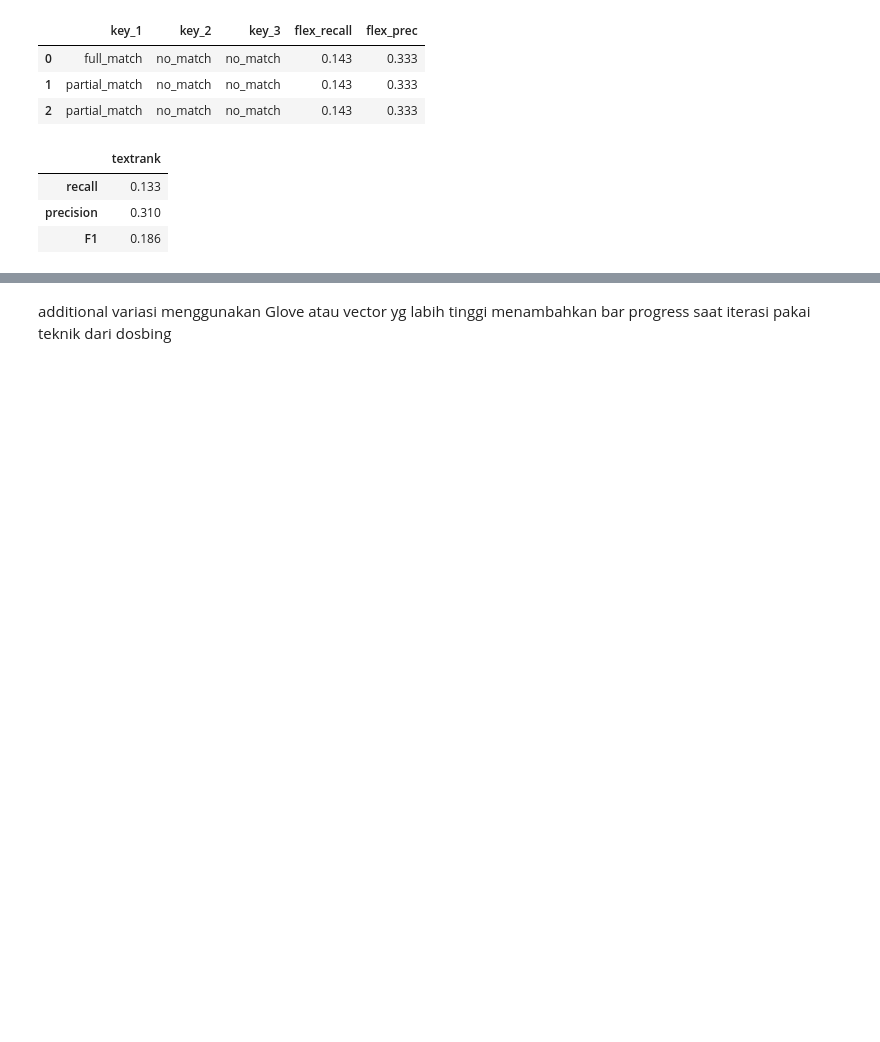
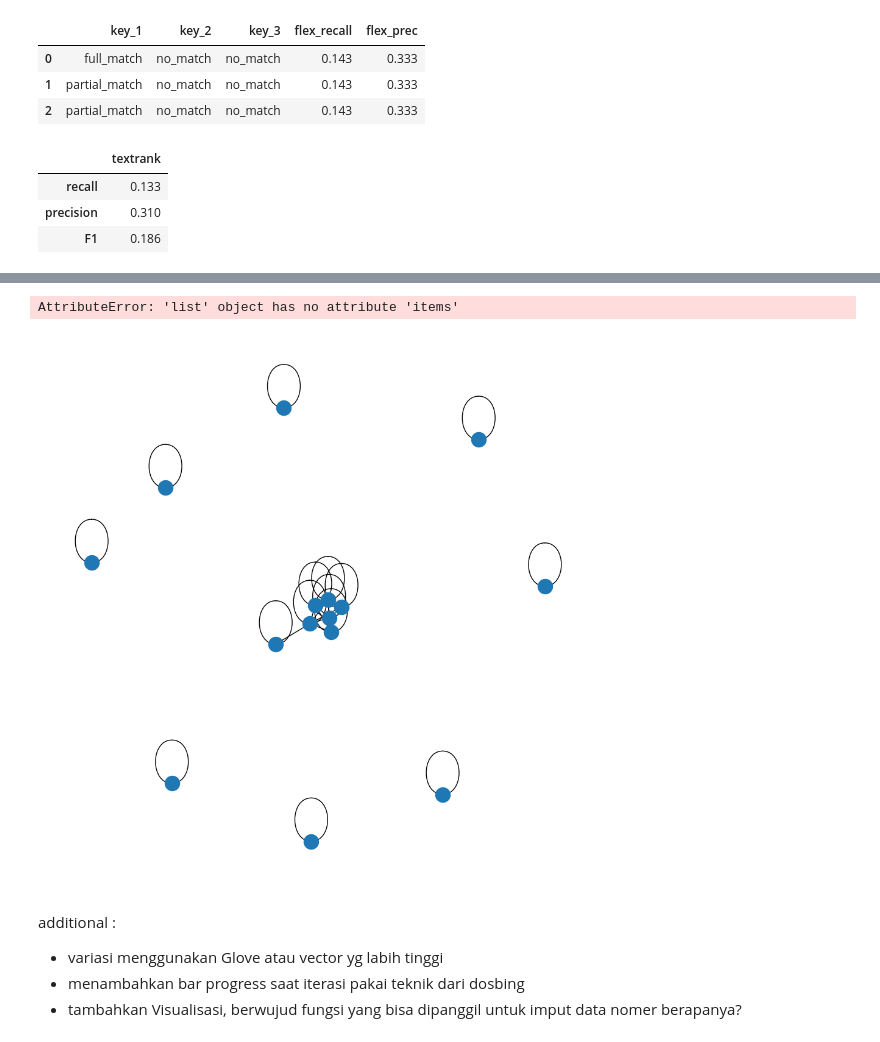
Before and after one commit to jimxs74/kw_ina_extraction, a Jupyter notebook: src/adj_textrank/w2v_textrank_ngram_v7.ipynb, the cells around one changed output, grey strips where cells are left out. Saved outputs shown, nothing was run; the diff lists cells and outputs as text; code cells hidden in the pictures; blank space fills up the shorter version.

```diff
--- a/src/adj_textrank/w2v_textrank_ngram_v7.ipynb
+++ b/src/adj_textrank/w2v_textrank_ngram_v7.ipynb
@@ -312,0 +320,8 @@ AttributeError: property 'sheets' of 'OpenpyxlWriter' object has no setter
+# %%
+# sample data untuk digambarkan
+text = df["text"][1]
+judul = df["judul"][1]
+# %%
+#Add nodes and edges to G and define labels as needed
+predict_textrank = pd.DataFrame()
+ls_judul = judul.split()
@@ -313,4 +390,36 @@ AttributeError: property 'sheets' of 'OpenpyxlWriter' object has no setter
+# %%
+keyphrases, G, labels = extract_keyphrases_with_ngrams_graph(text, w2v_model, ls_judul, 3)
+df_keyphrases = pd.DataFrame(keyphrases, columns=['Keyword', 'Score'])
+a = pd.DataFrame(df_keyphrases.Keyword).T.reset_index(drop=True)
+b = pd.DataFrame(df_keyphrases.Score).round(3).T.reset_index(drop=True)
+df_keyphrases = pd.concat([a, b], axis=1)
+
+# Check if there are missing columns and add them with zero values
+missing_columns = 6 - df_keyphrases.shape[1]
+for _ in range(missing_columns):
+    df_keyphrases[df_keyphrases.shape[1]] = 0
+
+df_keyphrases.columns = ['key_1', 'key_2','key_3','score_1', 'score_2','score_3']
+predict_textrank = pd.concat([predict_textrank, df_keyphrases], ignore_index=True)
+# %%
+import networkx as nx
+import matplotlib.pyplot as plt
+
+def visualize_graph(G, labels):
+    # Visualization
+    fig = plt.figure(figsize=(9, 9))
+    pos = nx.spring_layout(G)
+    nx.draw(G, pos=pos, with_labels=False, font_weight="bold")
+    nx.draw_networkx_labels(G, pos, labels)
+    plt.show()
+# %%
+# Call the visualize_graph function to display the graph
+visualize_graph(G, labels)
+# %% [output]
+AttributeError: 'list' object has no attribute 'items'
+[figure, added]
 # %% [markdown]
-additional
-variasi menggunakan Glove atau vector yg labih tinggi
-menambahkan bar progress saat iterasi pakai teknik dari dosbing
+additional :
+- variasi menggunakan Glove atau vector yg labih tinggi
+- menambahkan bar progress saat iterasi pakai teknik dari dosbing
+- tambahkan Visualisasi, berwujud fungsi yang bisa dipanggil untuk imput data nomer berapanya?
```
Also changed, not shown: parts of 4 cells of this notebook, 1 other file.
